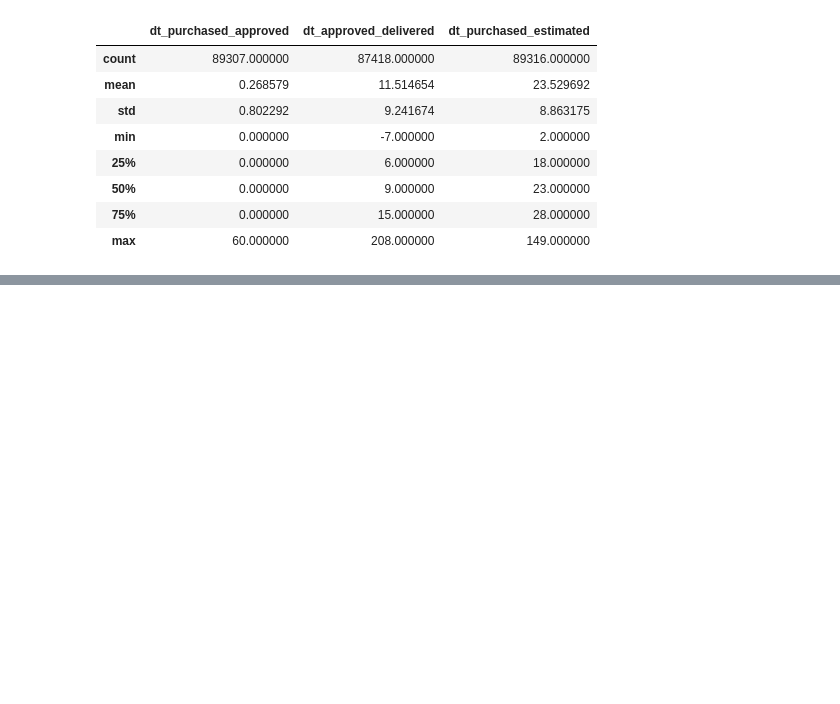
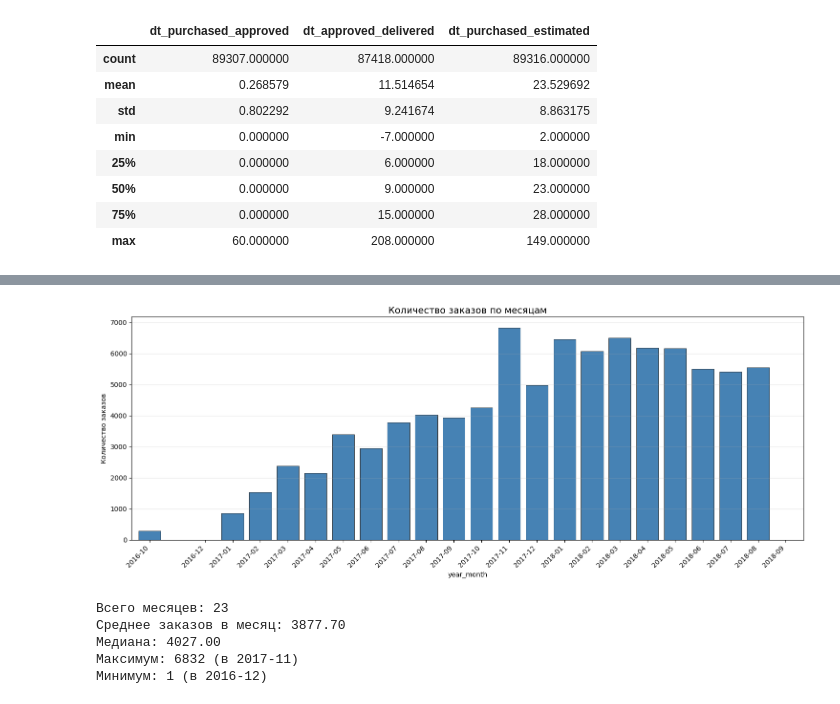
Before and after one commit to mkudim/Exploratory_data_analysis_EDA, a Jupyter notebook: Ecom_orders_supply/EDA/EDA_orders.ipynb, the cells around one changed output, grey strips where cells are left out. Saved outputs shown, nothing was run; the diff lists cells and outputs as text; code cells hidden in the pictures; blank space fills up the shorter version.

```diff
--- a/Ecom_orders_supply/EDA/EDA_orders.ipynb
+++ b/Ecom_orders_supply/EDA/EDA_orders.ipynb
@@ -337,0 +583,25 @@ df_o[['dt_purchased_approved', 'dt_approved_delivered',
+# %%
+year_month = df_o_clean.groupby('year_month').size()
+
+plt.figure(figsize=(15, 6))
+year_month.plot(kind='bar', width=0.8, color='steelblue', edgecolor='black', linewidth=0.5)
+plt.title('Количество заказов по месяцам', fontsize=14)
+plt.ylabel('Количество заказов')
+plt.xticks(rotation=45, ha='right')
+plt.grid(axis='y', alpha=0.3)
+plt.tight_layout()
+plt.show()
+# %% [output]
+[figure, added]
+# %%
+print(f"Всего месяцев: {len(year_month)}")
+print(f"Среднее заказов в месяц: {year_month.mean():.2f}")
+print(f"Медиана: {year_month.median():.2f}")
+print(f"Максимум: {year_month.max()} (в {year_month.idxmax()})")
+print(f"Минимум: {year_month.min()} (в {year_month.idxmin()})")
+# %% [output]
+Всего месяцев: 23
+Среднее заказов в месяц: 3877.70
+Медиана: 4027.00
+Максимум: 6832 (в 2017-11)
+Минимум: 1 (в 2016-12)
```
Also changed, not shown: parts of 26 cells of this notebook, 1 other file.
